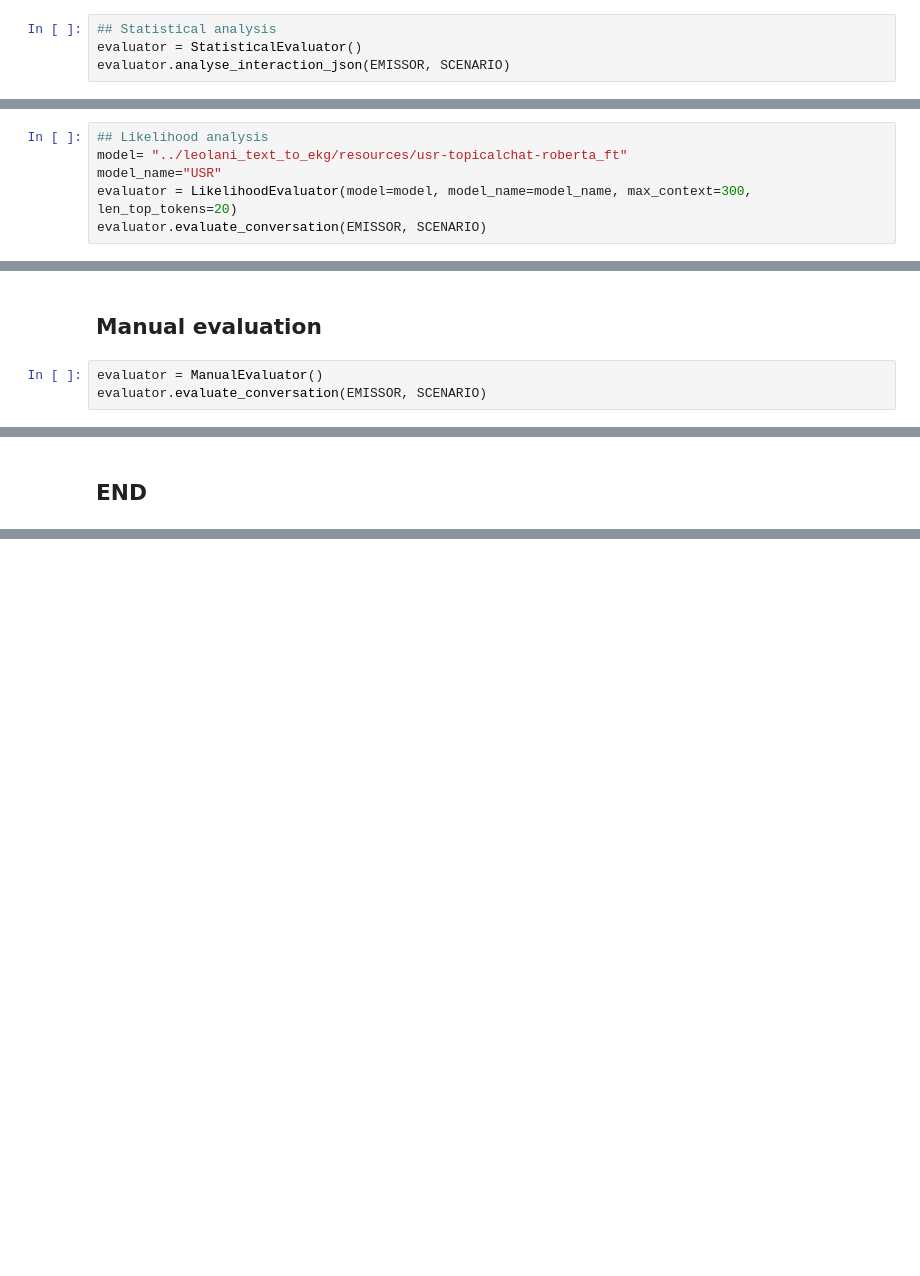
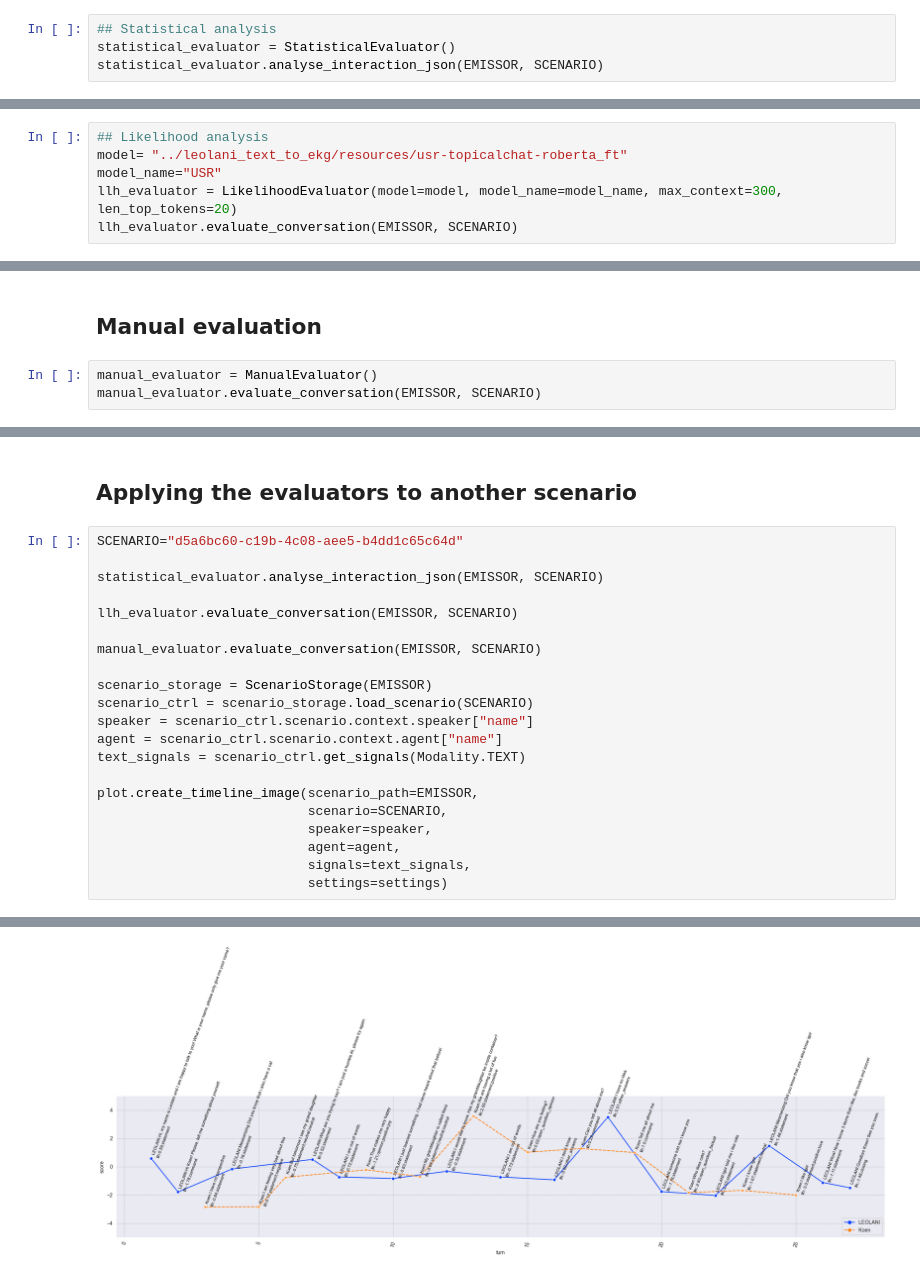
Before and after one commit to cltl/ma-communicative-robots, a Jupyter notebook: interaction_analysis/emissor_scenario_evaluation.ipynb, the cells around one changed output, grey strips where cells are left out. Saved outputs shown, nothing was run; the diff lists cells and outputs as text; blank space fills up the shorter version.

```diff
--- a/interaction_analysis/emissor_scenario_evaluation.ipynb
+++ b/interaction_analysis/emissor_scenario_evaluation.ipynb
@@ -16,6 +16,6 @@ EMISSOR="./emissor"
 SCENARIO="7a201bea-3e2f-4dc2-ac36-a628ea4775cd"
 # %%
 ## Statistical analysis
-evaluator = StatisticalEvaluator()
-evaluator.analyse_interaction_json(EMISSOR, SCENARIO)
+statistical_evaluator = StatisticalEvaluator()
+statistical_evaluator.analyse_interaction_json(EMISSOR, SCENARIO)
 # %% [output]
@@ -30,6 +28,6 @@ Saving the meta data in ./emissor/7a201bea-3e2f-4dc2-ac36-a628ea4775cd/evaluatio
 ## Likelihood analysis
 model= "../leolani_text_to_ekg/resources/usr-topicalchat-roberta_ft"
 model_name="USR"
-evaluator = LikelihoodEvaluator(model=model, model_name=model_name, max_context=300, len_top_tokens=20)
-evaluator.evaluate_conversation(EMISSOR, SCENARIO)
+llh_evaluator = LikelihoodEvaluator(model=model, model_name=model_name, max_context=300, len_top_tokens=20)
+llh_evaluator.evaluate_conversation(EMISSOR, SCENARIO)
 # %% [output]
@@ -91,6 +89,6 @@ No triples found for 7a201bea-3e2f-4dc2-ac36-a628ea4775cd
 # %% [markdown]
 ## Manual evaluation
 # %%
-evaluator = ManualEvaluator()
-evaluator.evaluate_conversation(EMISSOR, SCENARIO)
+manual_evaluator = ManualEvaluator()
+manual_evaluator.evaluate_conversation(EMISSOR, SCENARIO)
 # %% [output]
@@ -101,3 +99,25 @@ Speakers: {'ACTION', 'Piek', 'Ai2Thor'}
         Placeholders for manual scores
 # %% [markdown]
-## END
+## Applying the evaluators to another scenario
+# %%
+SCENARIO="d5a6bc60-c19b-4c08-aee5-b4dd1c65c64d"
+
+statistical_evaluator.analyse_interaction_json(EMISSOR, SCENARIO)
+
+llh_evaluator.evaluate_conversation(EMISSOR, SCENARIO)
+
+manual_evaluator.evaluate_conversation(EMISSOR, SCENARIO)
+
+scenario_storage = ScenarioStorage(EMISSOR)
+scenario_ctrl = scenario_storage.load_scenario(SCENARIO)
+speaker = scenario_ctrl.scenario.context.speaker["name"]
+agent = scenario_ctrl.scenario.context.agent["name"]
+text_signals = scenario_ctrl.get_signals(Modality.TEXT)
+
+plot.create_timeline_image(scenario_path=EMISSOR,
+                           scenario=SCENARIO,
+                           speaker=speaker,
+                           agent=agent,
+                           signals=text_signals,
+                           settings=settings)
+# %% [output]
@@ -103,0 +141 @@ Speakers: {'ACTION', 'Piek', 'Ai2Thor'}
+[figure, added]
```
Also changed, not shown: parts of 6 cells of this notebook, 6 other files.
